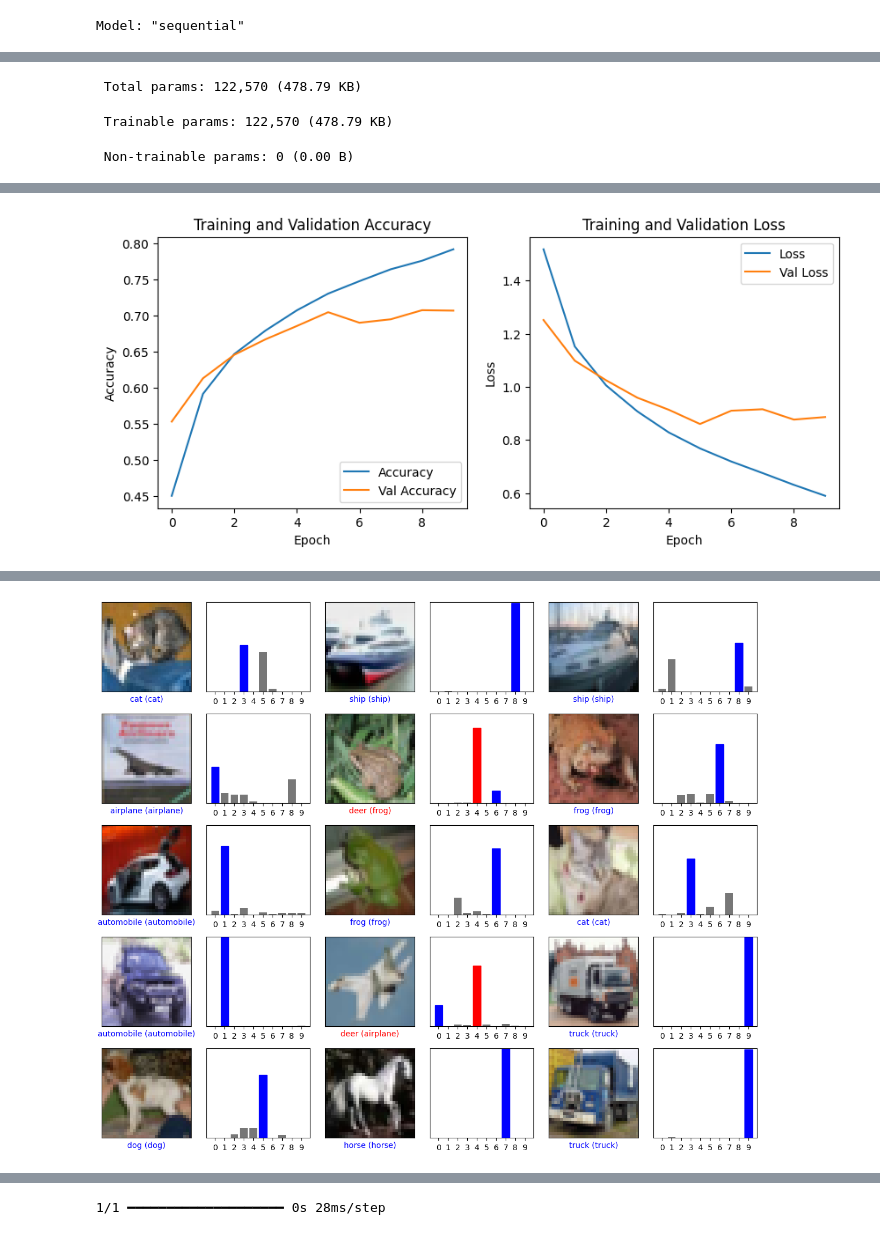
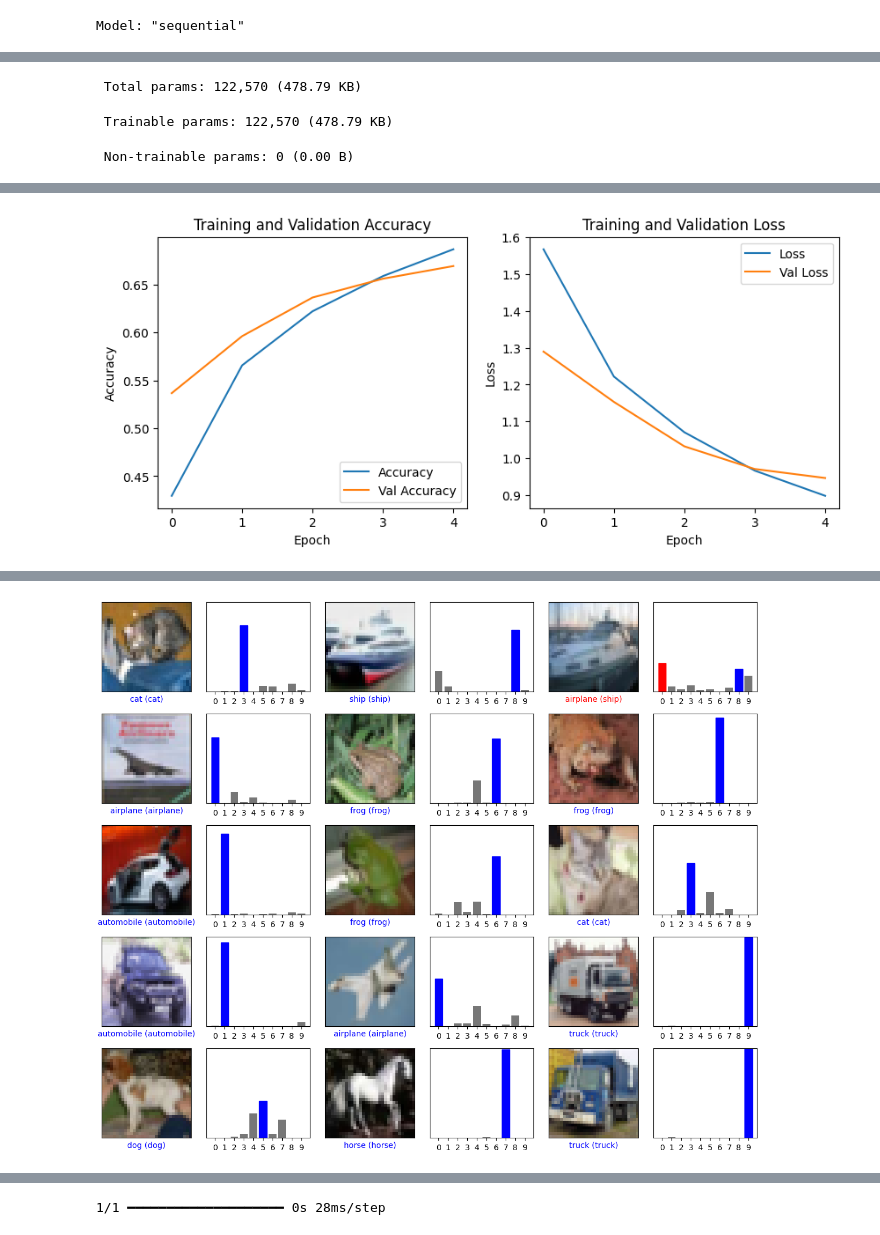
Before and after one commit to dipanshurajput18/CIFAR_10, a Jupyter notebook: CIFAR_10.ipynb, the cells around one changed output, grey strips where cells are left out. Cells and saved outputs as stored; diff of their text form; code cells hidden in the pictures.

```diff
--- a/CIFAR_10.ipynb
+++ b/CIFAR_10.ipynb
@@ -33,7 +33,7 @@ model.compile(optimizer='adam',
               metrics=['accuracy'])
 
 # Train the model
-history = model.fit(train_images, train_labels, epochs=10,
+history = model.fit(train_images, train_labels, epochs=5,
                     validation_data=(test_images, test_labels))
 
 # Evaluate the model
@@ -150 +146 @@ Test accuracy: 0.7064999938011169
-[figure, old version]
+[figure, new version]
@@ -152,4 +148,4 @@ Test accuracy: 0.7064999938011169
-[figure, old version]
+[figure, new version]
 # %%
 import numpy as np
 from PIL import Image
```
Also changed, not shown: parts of 7 cells of this notebook, 8 other files.
